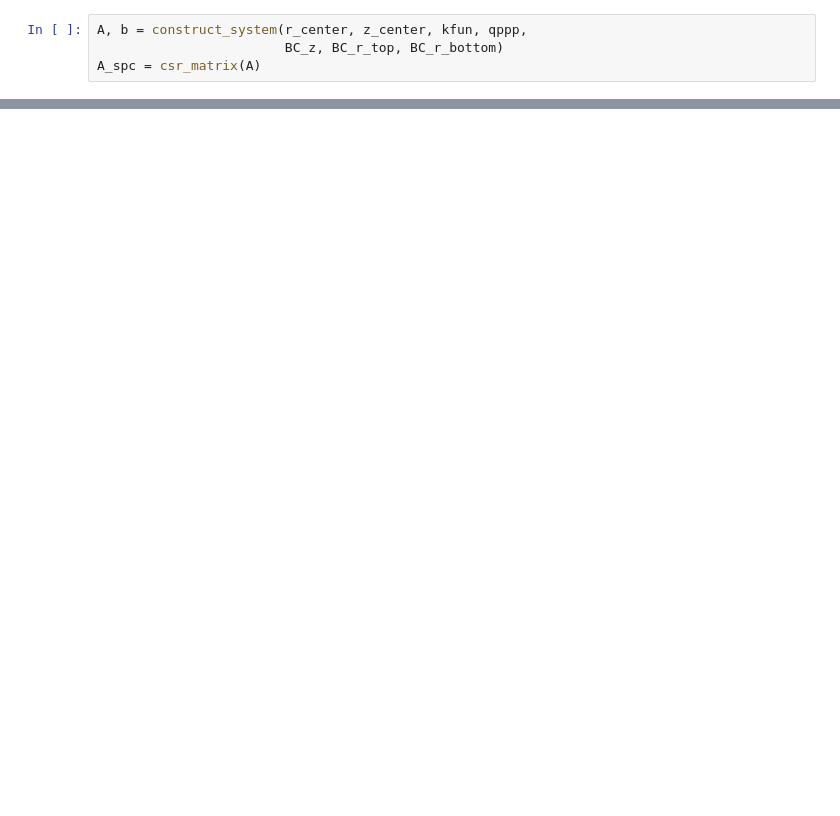
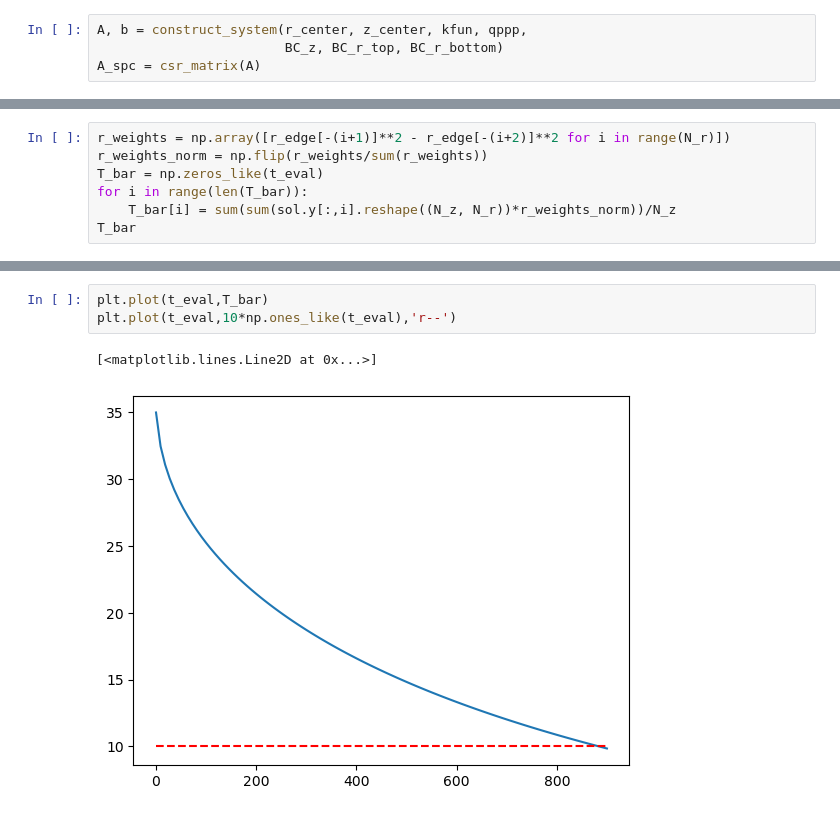
Before and after one commit to me701/homework-4-bourmanleegibson, a Jupyter notebook: Solution.ipynb, the cells around one changed output, grey strips where cells are left out. Saved outputs shown, nothing was run; the diff lists cells and outputs as text; blank space fills up the shorter version.

```diff
--- a/Solution.ipynb
+++ b/Solution.ipynb
@@ -72,0 +64,7 @@ np.float64(0.9999999999999987)
+# %%
+r_weights = np.array([r_edge[-(i+1)]**2 - r_edge[-(i+2)]**2 for i in range(N_r)])
+r_weights_norm = np.flip(r_weights/sum(r_weights))
+T_bar = np.zeros_like(t_eval)
+for i in range(len(T_bar)):
+    T_bar[i] = sum(sum(sol.y[:,i].reshape((N_z, N_r))*r_weights_norm))/N_z
+T_bar
@@ -72,0 +92,6 @@ np.float64(0.9999999999999987)
+# %%
+plt.plot(t_eval,T_bar)
+plt.plot(t_eval,10*np.ones_like(t_eval),'r--')
+# %% [output]
+[<matplotlib.lines.Line2D at 0x...>]
+[figure, added]
```
Also changed, not shown: parts of 14 cells of this notebook.
